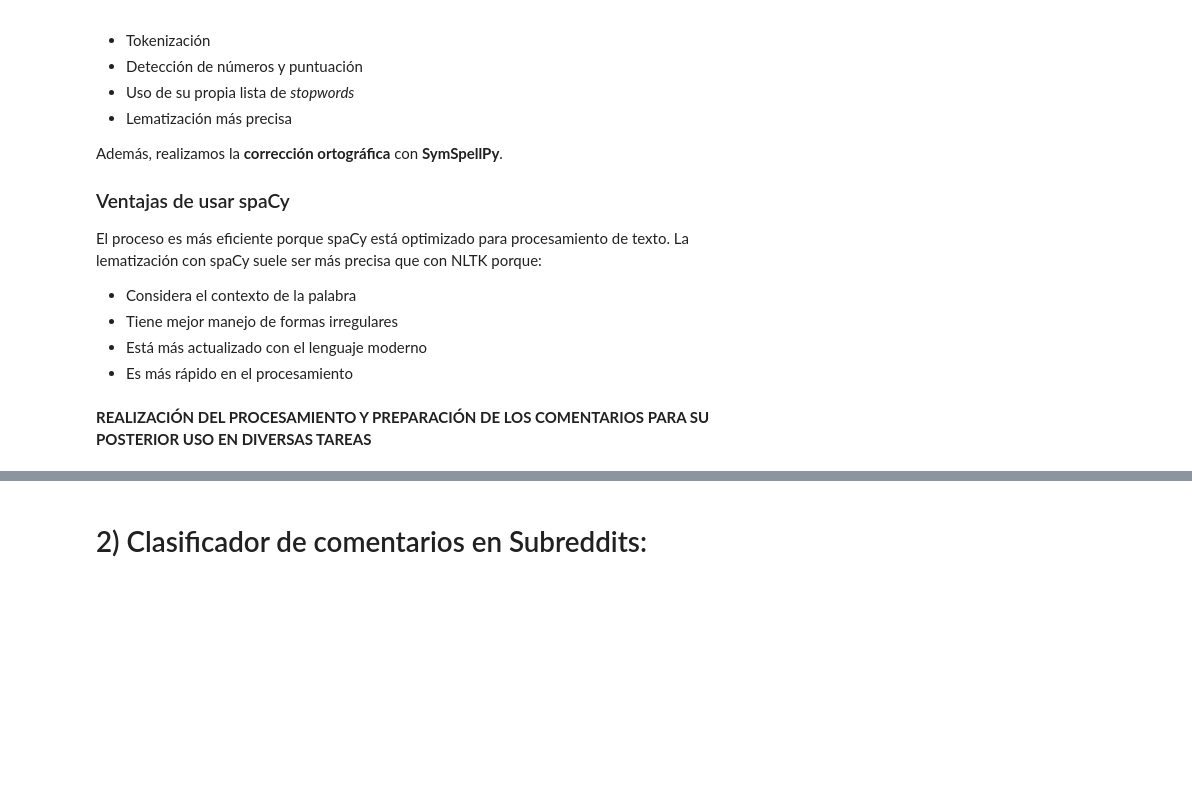
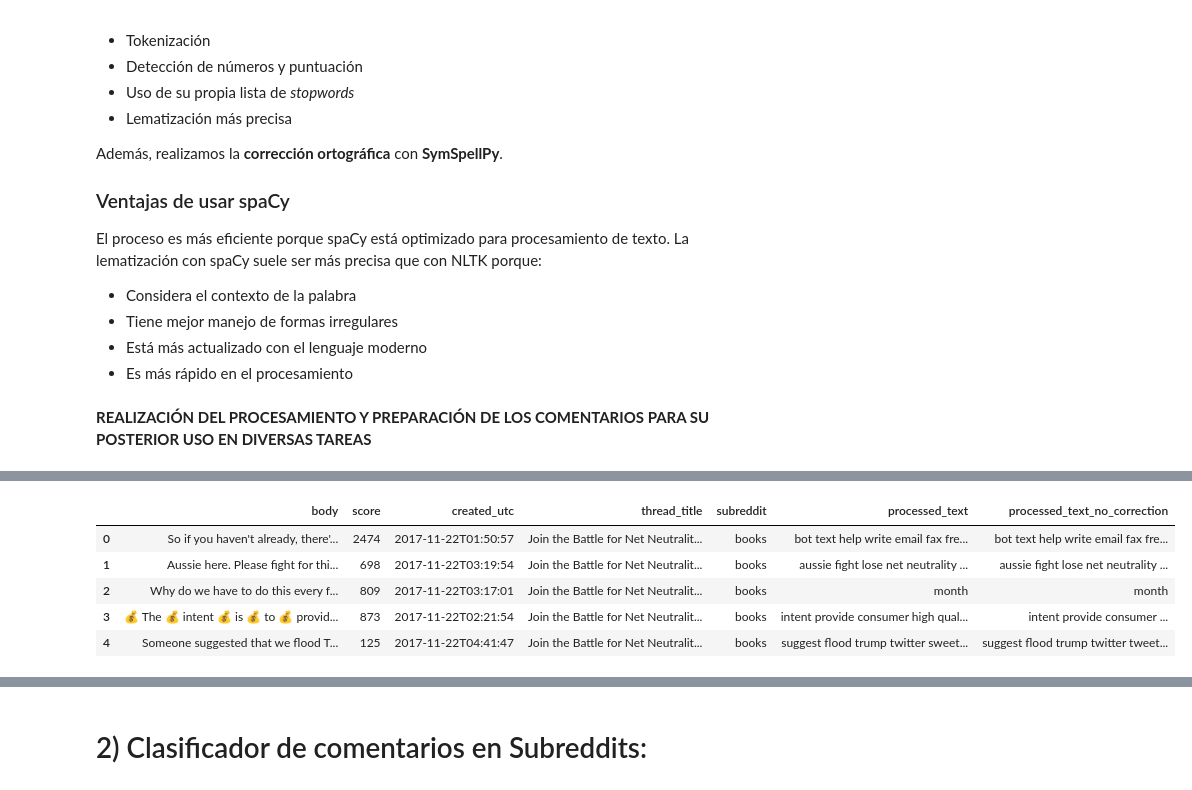
Before and after one commit to rubengilmartinez/NLP-Reddit-Project, a Jupyter notebook: NLP_application.ipynb, the cells around one changed output, grey strips where cells are left out. Cells and saved outputs as stored; diff of their text form; code cells hidden in the pictures; blank space fills up the shorter version.

```diff
--- a/NLP_application.ipynb
+++ b/NLP_application.ipynb
@@ -349,0 +338,10 @@ df_comments.head(10)
+# %%
+df_comments = pd.read_csv('datasets/comments_data_3.0.csv', encoding='utf-8', sep=',', header=0)
+df_comments.head()
+# %% [output]
+|  | body | score | created_utc | thread_title | subreddit | processed_text | processed_text_no_correction |
+| 0 | So if you haven't already, there'... | 2474 | 2017-11-22T01:50:57 | Join the Battle for Net Neutralit... | books | bot text help write email fax fre... | bot text help write email fax fre... |
+| 1 | Aussie here. Please fight for thi... | 698 | 2017-11-22T03:19:54 | Join the Battle for Net Neutralit... | books | aussie fight lose net neutrality ... | aussie fight lose net neutrality ... |
+| 2 | Why do we have to do this every f... | 809 | 2017-11-22T03:17:01 | Join the Battle for Net Neutralit... | books | month | month |
+| 3 | 💰 The 💰 intent 💰 is 💰 to 💰 provid... | 873 | 2017-11-22T02:21:54 | Join the Battle for Net Neutralit... | books | intent provide consumer high qual... | intent provide consumer ... |
+| 4 | Someone suggested that we flood T... | 125 | 2017-11-22T04:41:47 | Join the Battle for Net Neutralit... | books | suggest flood trump twitter sweet... | suggest flood trump twitter tweet... |
```
Also changed, not shown: parts of 22 cells of this notebook, 9 other files.
